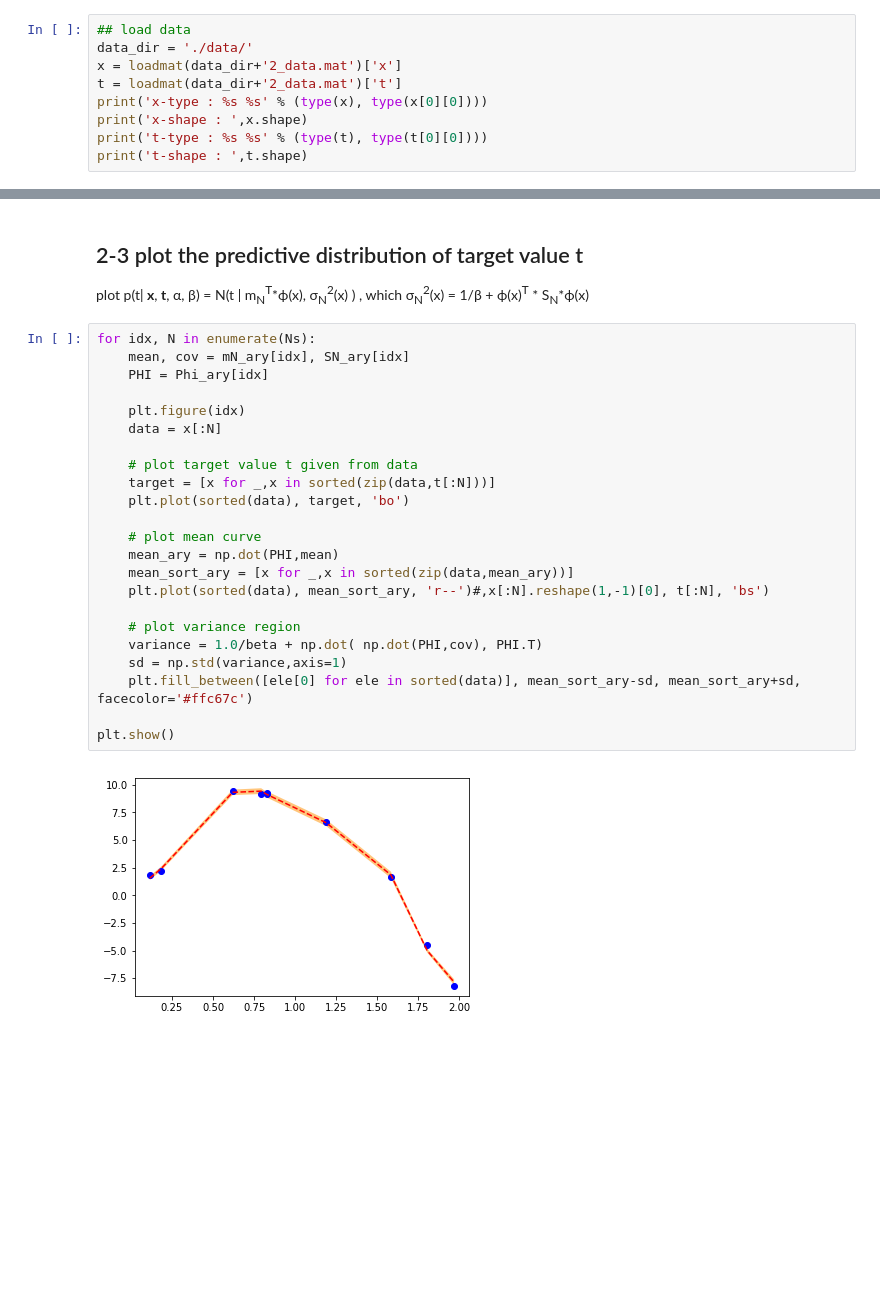
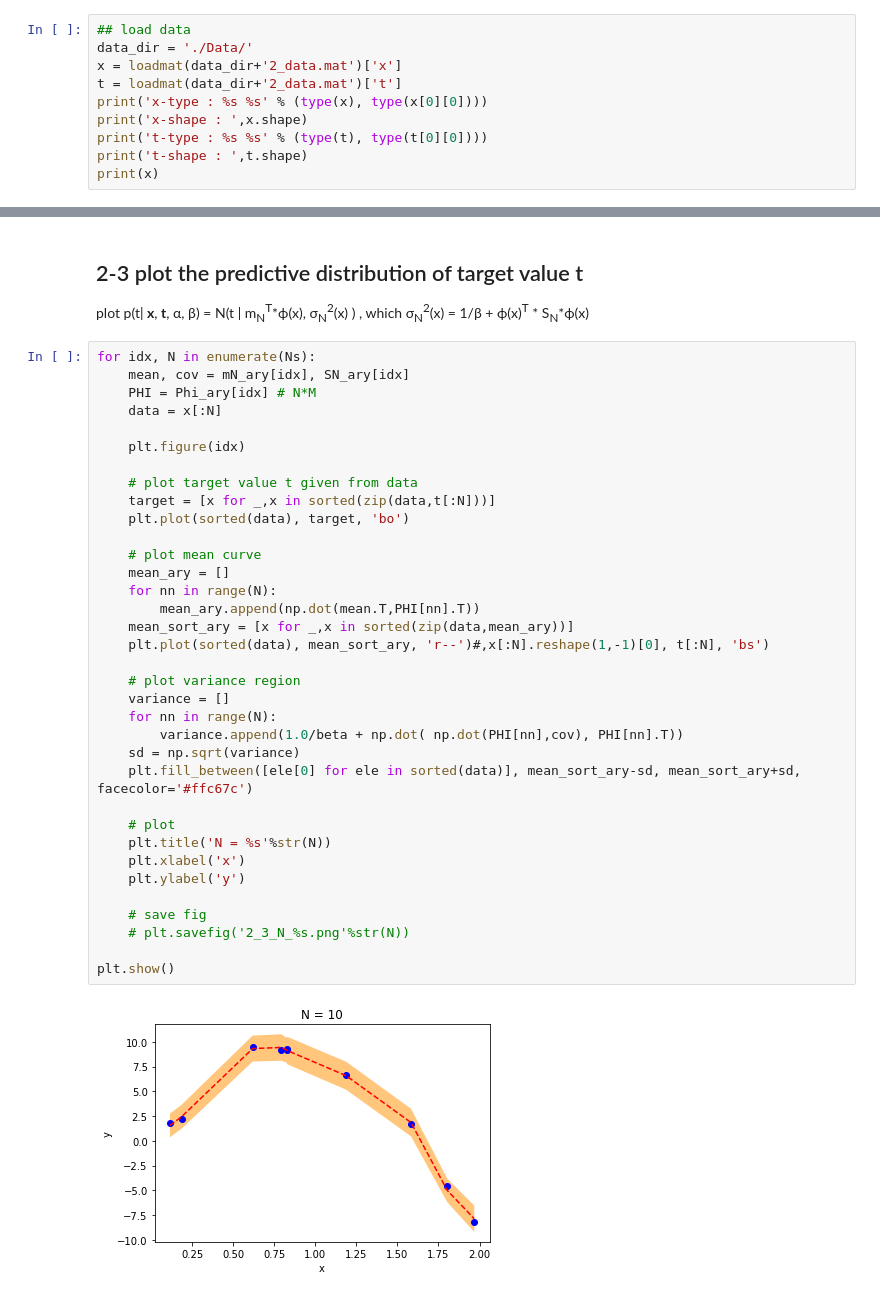
Before and after one commit to w102060018w/2017_NCTU_MachineLearning_hw2, a Jupyter notebook: hw2_2.ipynb, the cells around one changed output, grey strips where cells are left out. Cells and saved outputs as stored; diff of their text form; blank space fills up the shorter version.

```diff
--- a/hw2_2.ipynb
+++ b/hw2_2.ipynb
@@ -15,13 +15,14 @@ import itertools
 import math
 # %%
 ## load data
-data_dir = './data/'
+data_dir = './Data/'
 x = loadmat(data_dir+'2_data.mat')['x']
 t = loadmat(data_dir+'2_data.mat')['t']
 print('x-type : %s %s' % (type(x), type(x[0][0])))
 print('x-shape : ',x.shape)
 print('t-type : %s %s' % (type(t), type(t[0][0])))
 print('t-shape : ',t.shape)
+print(x)
 # %% [output]
 x-type : <class 'numpy.ndarray'> <class 'numpy.float64'>
 x-shape :  (100, 1)
@@ -144,25 +161,37 @@ plot p(t| __x__, __t__, α, β) = N(t | m<sub>N</sub><sup>T</sup>*ϕ(x), σ<sub>
 # %%
 for idx, N in enumerate(Ns):
     mean, cov = mN_ary[idx], SN_ary[idx]
-    PHI = Phi_ary[idx]
+    PHI = Phi_ary[idx] # N*M
+    data = x[:N]
 
     plt.figure(idx)
-    data = x[:N]
 
     # plot target value t given from data
     target = [x for _,x in sorted(zip(data,t[:N]))]
     plt.plot(sorted(data), target, 'bo')
 
     # plot mean curve
-    mean_ary = np.dot(PHI,mean)
+    mean_ary = []
+    for nn in range(N):
+        mean_ary.append(np.dot(mean.T,PHI[nn].T))
     mean_sort_ary = [x for _,x in sorted(zip(data,mean_ary))]
     plt.plot(sorted(data), mean_sort_ary, 'r--')#,x[:N].reshape(1,-1)[0], t[:N], 'bs')
 
     # plot variance region
-    variance = 1.0/beta + np.dot( np.dot(PHI,cov), PHI.T)
-    sd = np.std(variance,axis=1)
+    variance = []
+    for nn in range(N):
+        variance.append(1.0/beta + np.dot( np.dot(PHI[nn],cov), PHI[nn].T))
+    sd = np.sqrt(variance)
     plt.fill_between([ele[0] for ele in sorted(data)], mean_sort_ary-sd, mean_sort_ary+sd, facecolor='#ffc67c')
 
+    # plot
+    plt.title('N = %s'%str(N))
+    plt.xlabel('x')
+    plt.ylabel('y')
+
+    # save fig
+    # plt.savefig('2_3_N_%s.png'%str(N))
+
 plt.show()
 # %% [output]
-[figure, old version]
+[figure, new version]
```
Also changed, not shown: parts of 4 cells of this notebook, 6 other files.
